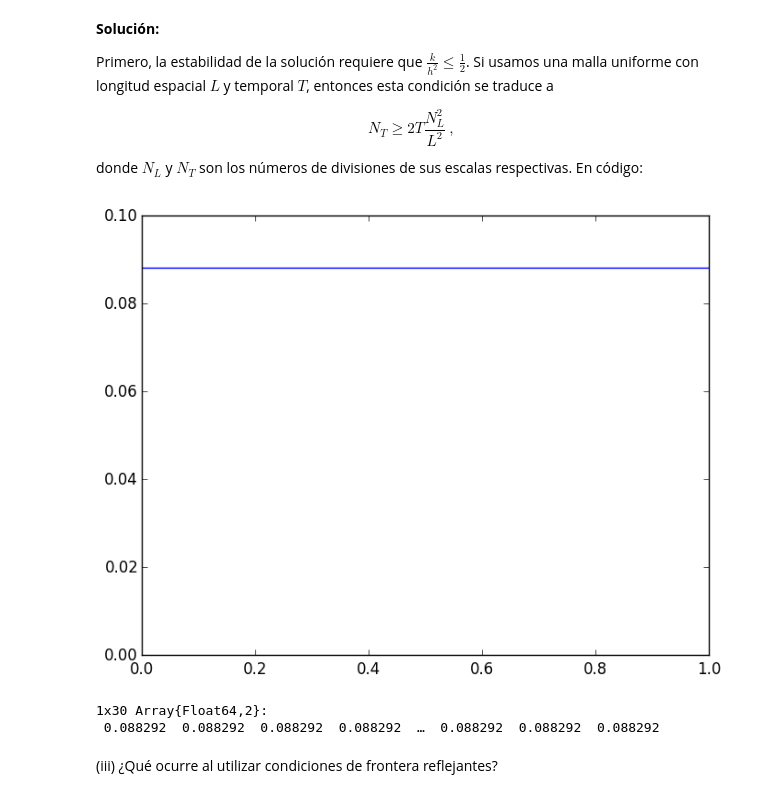
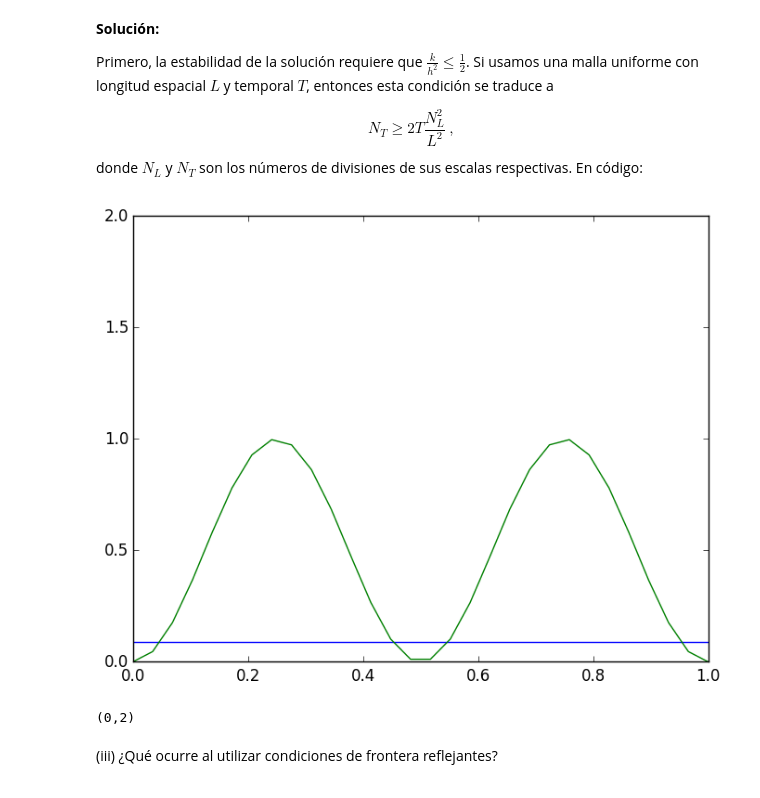
Before and after one commit to ivan-galinskiy/fisica_computacional, a Jupyter notebook: tareas/Tarea 08.ipynb, the cells around one changed output. Drawn from its saved outputs; the diff is of its cells as text; code cells hidden in the pictures.

```diff
--- a/tareas/Tarea 08.ipynb
+++ b/tareas/Tarea 08.ipynb
@@ -118,36 +118,52 @@ donde $N_L$ y $N_T$ son los números de divisiones de sus escalas respectivas. E
 # %%
 L = 1 # Longitud espacial
 T = 1 # Longitud temporal
 
 N_L = 30 # Número de divisiones longitudinales
 N_T = Int(max(N_L, ceil(3*T*N_L^2/(L^2)))) # Número de divisiones temporales que garantiza estabilidad
 
 k = T/N_T
 h = L/N_L
 
 mesh = Array{Float64}(N_T, N_L) # Creamos la malla
 fill!(mesh, 0) # Y la llenamos de ceros
 
 # Ahora especificamos las condiciones iniciales (como una delta de Dirac)
 mesh[1,Int(floor(N_L/2))] = 1
 
 for t in 1:(N_T-1)
     # Usamos las condiciones de frontera periódicas
     mesh[t+1,1] = mesh[t,1] + k*mesh[t,1]*(1-mesh[t,1]) + (k*(mesh[t, 2] - 2*mesh[t,1] + mesh[t,N_L-1]))/(h^2)
     mesh[t+1,N_L] = mesh[t+1,1]
 
     for x in 2:(N_L-1)
         mesh[t+1,x] = mesh[t,x] + k*mesh[t,x]*(1-mesh[t,x]) + (k*(mesh[t, x+1] - 2*mesh[t,x] + mesh[t,x-1]))/(h^2)
     end
 end
 
 plot(linspace(0, L, N_L), transpose(mesh[ceil(N_T-1),:]), "-");
 ylim(0, 0.1)
-mesh[ceil(N_T-1),:]
+
+# Otras condiciones pueden, por ejemplo, ser senoidales:
+
+for n in 1:N_L
+    mesh[1,n] = (sin(2π*(n-1)/(N_L-1)))^2
+end
+
+for t in 1:(N_T-1)
+    # Usamos las condiciones de frontera periódicas
+    mesh[t+1,1] = mesh[t,1] + k*mesh[t,1]*(1-mesh[t,1]) + (k*(mesh[t, 2] - 2*mesh[t,1] + mesh[t,N_L-1]))/(h^2)
+    mesh[t+1,N_L] = mesh[t+1,1]
+
+    for x in 2:(N_L-1)
+        mesh[t+1,x] = mesh[t,x] + k*mesh[t,x]*(1-mesh[t,x]) + (k*(mesh[t, x+1] - 2*mesh[t,x] + mesh[t,x-1]))/(h^2)
+    end
+end
+plot(linspace(0, L, N_L), transpose(mesh[1,:]), "-");
+ylim(0, 2)
 # %% [output]
-[figure, old version]
+[figure, new version]
-1x30 Array{Float64,2}:
- 0.088292  0.088292  0.088292  0.088292  …  0.088292  0.088292  0.088292
+(0,2)
 # %% [markdown]
 (iii) ¿Qué ocurre al utilizar condiciones de frontera reflejantes?
 # %% [markdown]
```
